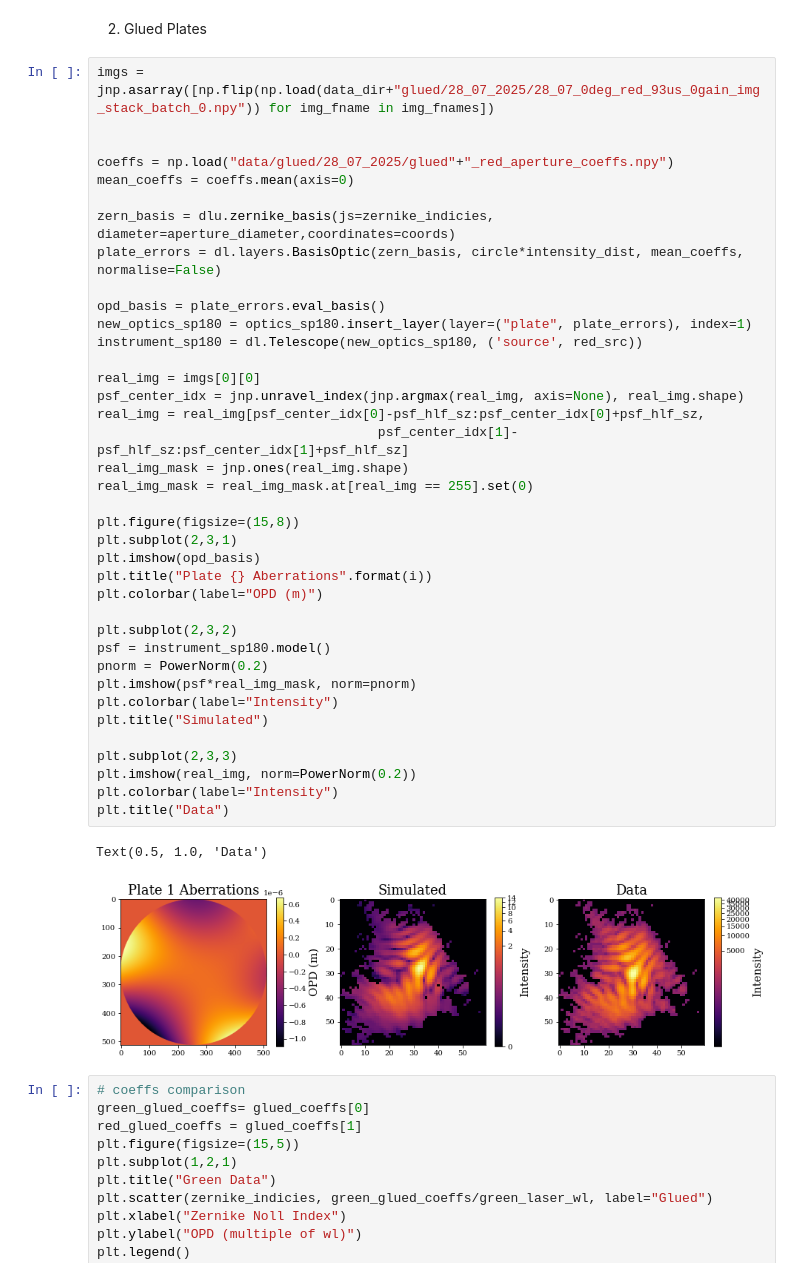
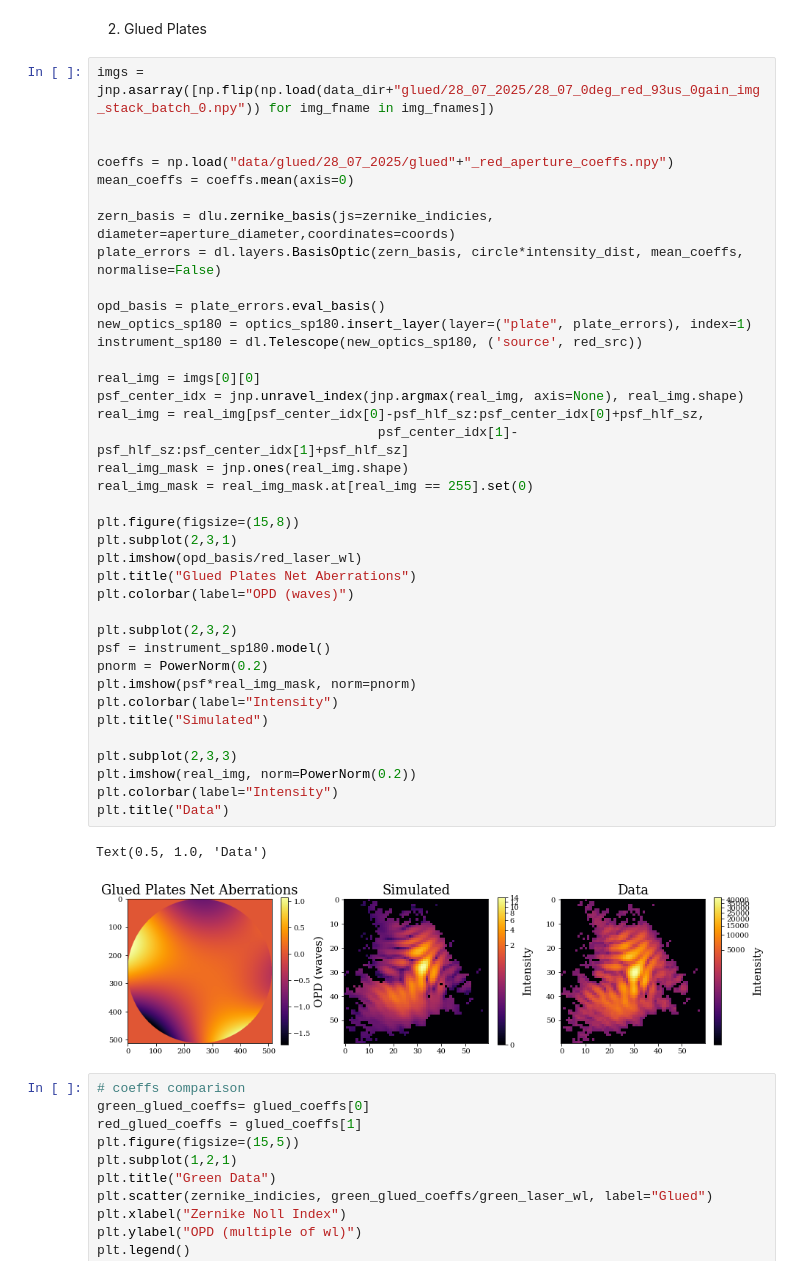
Before and after one commit to TolimanSpace/toliman_dp_design_testing, a Jupyter notebook: Gluing_Characterisation_4_25.ipynb, the cells around one changed output. Saved outputs shown, nothing was run; the diff lists cells and outputs as text.

```diff
--- a/Gluing_Characterisation_4_25.ipynb
+++ b/Gluing_Characterisation_4_25.ipynb
@@ -1605,37 +1605,37 @@ mean_coeffs = coeffs.mean(axis=0)
 zern_basis = dlu.zernike_basis(js=zernike_indicies, diameter=aperture_diameter,coordinates=coords)
 plate_errors = dl.layers.BasisOptic(zern_basis, circle*intensity_dist, mean_coeffs, normalise=False)
 
 opd_basis = plate_errors.eval_basis()
 new_optics_sp180 = optics_sp180.insert_layer(layer=("plate", plate_errors), index=1)
 instrument_sp180 = dl.Telescope(new_optics_sp180, ('source', red_src))
 
 real_img = imgs[0][0]
 psf_center_idx = jnp.unravel_index(jnp.argmax(real_img, axis=None), real_img.shape)
 real_img = real_img[psf_center_idx[0]-psf_hlf_sz:psf_center_idx[0]+psf_hlf_sz,
                                     psf_center_idx[1]-psf_hlf_sz:psf_center_idx[1]+psf_hlf_sz]
 real_img_mask = jnp.ones(real_img.shape)
 real_img_mask = real_img_mask.at[real_img == 255].set(0)
 
 plt.figure(figsize=(15,8))
 plt.subplot(2,3,1)
-plt.imshow(opd_basis)
-plt.title("Plate {} Aberrations".format(i))
-plt.colorbar(label="OPD (m)")
+plt.imshow(opd_basis/red_laser_wl)
+plt.title("Glued Plates Net Aberrations")
+plt.colorbar(label="OPD (waves)")
 
 plt.subplot(2,3,2)
 psf = instrument_sp180.model()
 pnorm = PowerNorm(0.2)
 plt.imshow(psf*real_img_mask, norm=pnorm)
 plt.colorbar(label="Intensity")
 plt.title("Simulated")
 
 plt.subplot(2,3,3)
 plt.imshow(real_img, norm=PowerNorm(0.2))
 plt.colorbar(label="Intensity")
 plt.title("Data")
 # %% [output]
 Text(0.5, 1.0, 'Data')
-[figure, old version]
+[figure, new version]
 # %%
 # coeffs comparison
 green_glued_coeffs= glued_coeffs[0]
```
Also changed, not shown: parts of 3 cells of this notebook, 1 other file.
